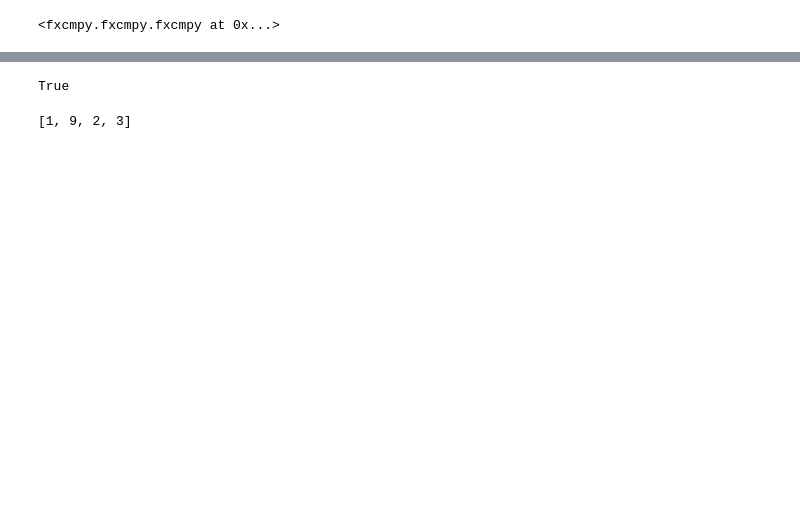
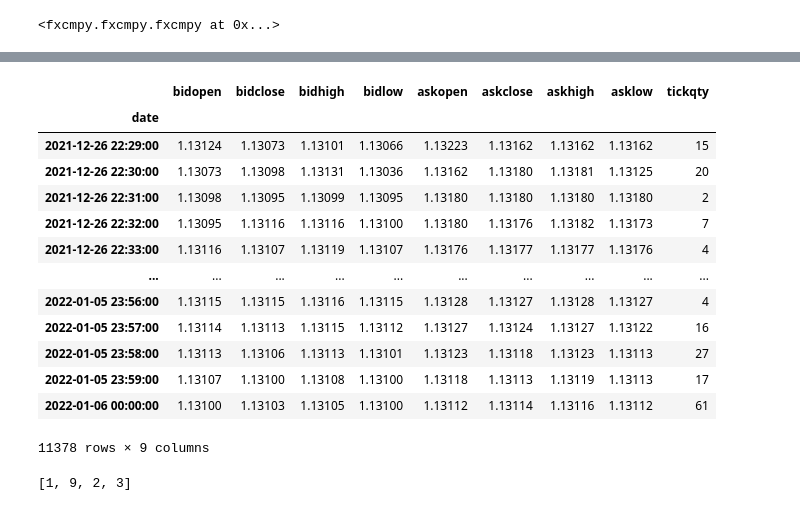
Before and after one commit to sonupal129/affinity, a Jupyter notebook: algo_test.ipynb, the cells around one changed output, grey strips where cells are left out. Drawn from its saved outputs; the diff is of its cells as text; code cells hidden in the pictures; blank space fills up the shorter version.

```diff
--- a/algo_test.ipynb
+++ b/algo_test.ipynb
@@ -264,7 +309,20 @@ False
 # %%
-"bidopen" in  data.columns
+data
 # %% [output]
+|  | bidopen | bidclose | bidhigh | bidlow | askopen | askclose | askhigh | asklow | tickqty |
+| date |  |  |  |  |  |  |  |  |  |
+| 2021-12-26 22:29:00 | 1.13124 | 1.13073 | 1.13101 | 1.13066 | 1.13223 | 1.13162 | 1.13162 | 1.13162 | 15 |
+| 2021-12-26 22:30:00 | 1.13073 | 1.13098 | 1.13131 | 1.13036 | 1.13162 | 1.13180 | 1.13181 | 1.13125 | 20 |
+| 2021-12-26 22:31:00 | 1.13098 | 1.13095 | 1.13099 | 1.13095 | 1.13180 | 1.13180 | 1.13180 | 1.13180 | 2 |
+| 2021-12-26 22:32:00 | 1.13095 | 1.13116 | 1.13116 | 1.13100 | 1.13180 | 1.13176 | 1.13182 | 1.13173 | 7 |
+| 2021-12-26 22:33:00 | 1.13116 | 1.13107 | 1.13119 | 1.13107 | 1.13176 | 1.13177 | 1.13177 | 1.13176 | 4 |
+| ... | ... | ... | ... | ... | ... | ... | ... | ... | ... |
+| 2022-01-05 23:56:00 | 1.13115 | 1.13115 | 1.13116 | 1.13115 | 1.13128 | 1.13127 | 1.13128 | 1.13127 | 4 |
+| 2022-01-05 23:57:00 | 1.13114 | 1.13113 | 1.13115 | 1.13112 | 1.13127 | 1.13124 | 1.13127 | 1.13122 | 16 |
+| 2022-01-05 23:58:00 | 1.13113 | 1.13106 | 1.13113 | 1.13101 | 1.13123 | 1.13118 | 1.13123 | 1.13113 | 27 |
+| 2022-01-05 23:59:00 | 1.13107 | 1.13100 | 1.13108 | 1.13100 | 1.13118 | 1.13113 | 1.13119 | 1.13113 | 17 |
+| 2022-01-06 00:00:00 | 1.13100 | 1.13103 | 1.13105 | 1.13100 | 1.13112 | 1.13114 | 1.13116 | 1.13112 | 61 |
-True
+11378 rows × 9 columns
 # %%
 a
 # %% [output]
```
Also changed, not shown: parts of 9 cells of this notebook, 13 other files.
